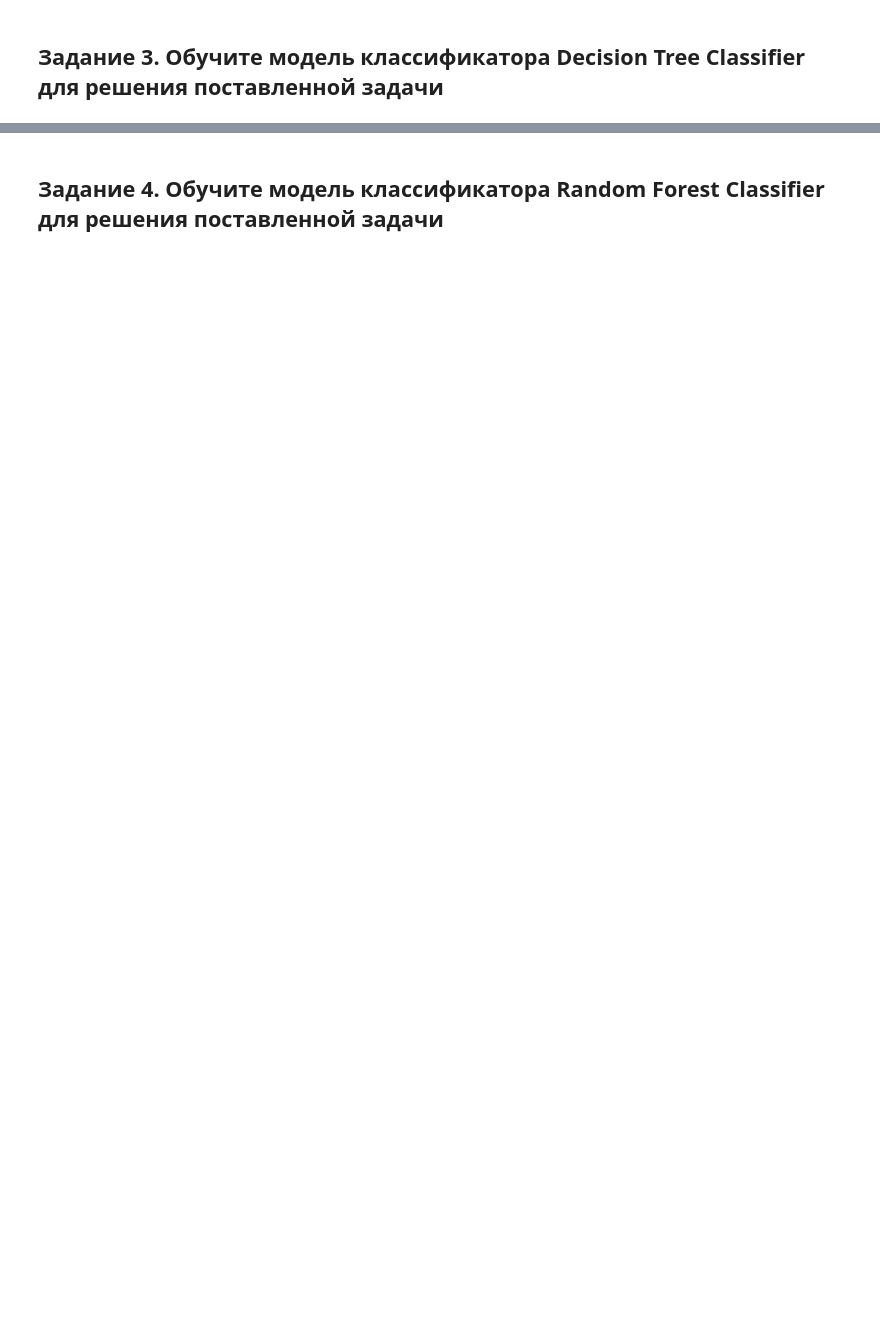
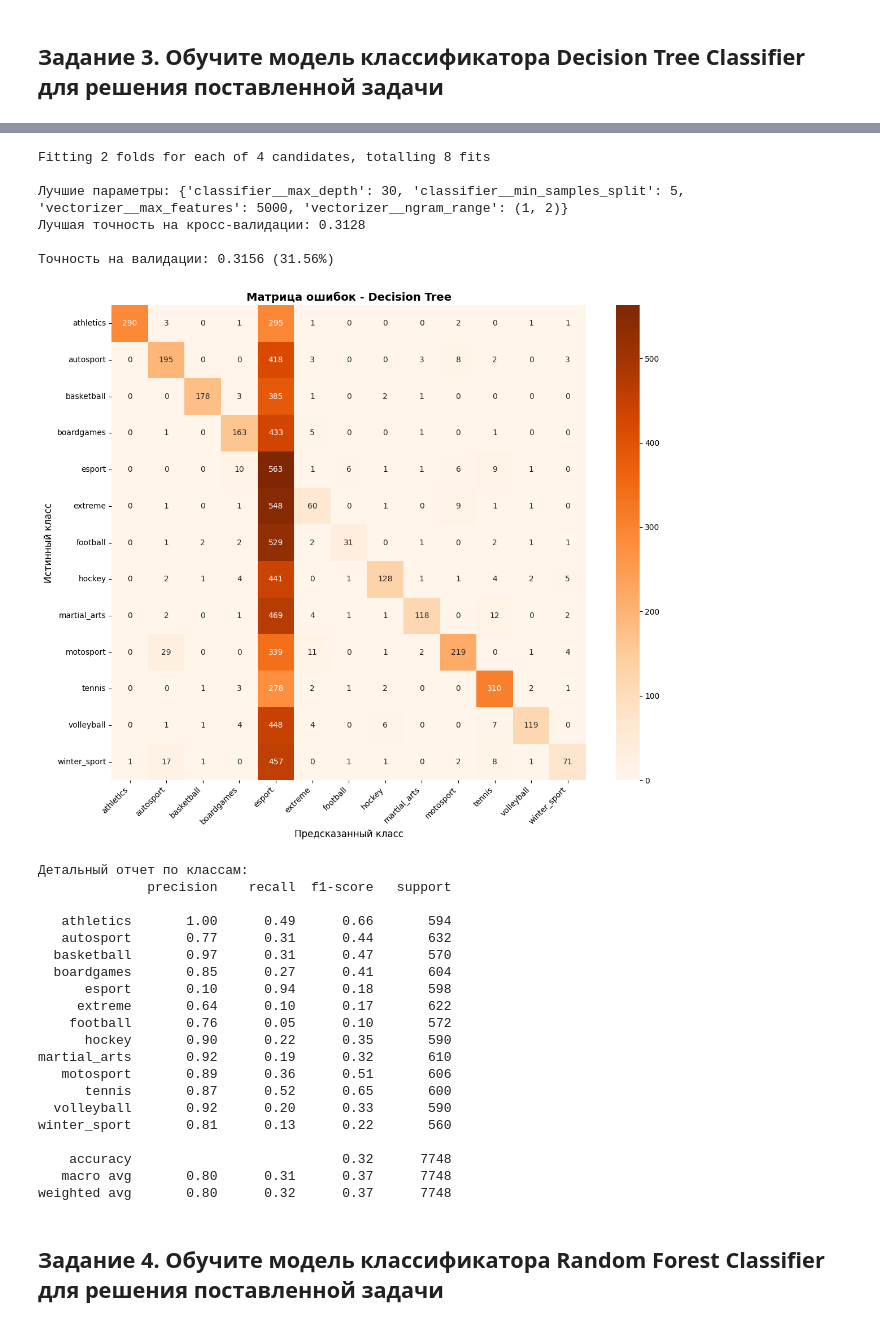
Before and after one commit to fruct49/ml_practice, a Jupyter notebook: 5. Классификация текстов. Метод Наивного Байеса. Метод опорных векторов/Практика/Практическая_работа_№7_Применение_методов_машинного_обучения_для_решения_задачи_классификации_текстов.ipynb, the cells around one changed output, grey strips where cells are left out. Drawn from its saved outputs; the diff is of its cells as text; code cells hidden in the pictures; blank space fills up the shorter version.

```diff
--- a/5. Классификация текстов. Метод Наивного Байеса. Метод опорных векторов/Практика/Практическая_работа_№7_Применение_методов_машинного_обучения_для_решения_задачи_классификации_текстов.ipynb
+++ b/5. Классификация текстов. Метод Наивного Байеса. Метод опорных векторов/Практика/Практическая_работа_№7_Применение_методов_машинного_обучения_для_решения_задачи_классификации_текстов.ipynb
@@ -288,2 +352,81 @@ print(classification_report(y_val, y_pred_nb, zero_division=0))
+# %%
+from sklearn.tree import DecisionTreeClassifier
+from sklearn.model_selection import GridSearchCV
+
+dt_pipeline = Pipeline([
+    ('vectorizer', TfidfVectorizer()),
+    ('classifier', DecisionTreeClassifier(random_state=42))
+])
+
+dt_params = {
+    'vectorizer__max_features': [5000],
+    'vectorizer__ngram_range': [(1, 2)],
+    'classifier__max_depth': [20, 30],
+    'classifier__min_samples_split': [5, 10]
+}
+
+dt_grid = GridSearchCV(
+    dt_pipeline,
+    dt_params,
+    cv=2,
+    scoring='accuracy',
+    verbose=1,
+    n_jobs=-1
+)
+
+# Обучение
+dt_grid.fit(X_train, y_train)
+
+print(f"\nЛучшие параметры: {dt_grid.best_params_}")
+print(f"Лучшая точность на кросс-валидации: {dt_grid.best_score_:.4f}")
+
+# Предсказание
+y_pred_dt = dt_grid.best_estimator_.predict(X_val)
+dt_accuracy = accuracy_score(y_val, y_pred_dt)
+print(f"\nТочность на валидации: {dt_accuracy:.4f} ({dt_accuracy*100:.2f}%)")
+
+# Матрица ошибок
+cm_dt = confusion_matrix(y_val, y_pred_dt)
+plt.figure(figsize=(12, 10))
+sns.heatmap(cm_dt, annot=True, fmt='d', cmap='Oranges',
+            xticklabels=sorted(y_val.unique()),
+            yticklabels=sorted(y_val.unique()))
+plt.title('Матрица ошибок - Decision Tree', fontsize=14, fontweight='bold')
+plt.ylabel('Истинный класс', fontsize=12)
+plt.xlabel('Предсказанный класс', fontsize=12)
+plt.xticks(rotation=45, ha='right')
+plt.tight_layout()
+plt.show()
+
+print("\nДетальный отчет по классам:")
+print(classification_report(y_val, y_pred_dt, zero_division=0))
+# %% [output]
+Fitting 2 folds for each of 4 candidates, totalling 8 fits
+
+Лучшие параметры: {'classifier__max_depth': 30, 'classifier__min_samples_split': 5, 'vectorizer__max_features': 5000, 'vectorizer__ngram_range': (1, 2)}
+Лучшая точность на кросс-валидации: 0.3128
+
+Точность на валидации: 0.3156 (31.56%)
+[figure, added]
+Детальный отчет по классам:
+              precision    recall  f1-score   support
+
+   athletics       1.00      0.49      0.66       594
+   autosport       0.77      0.31      0.44       632
+  basketball       0.97      0.31      0.47       570
+  boardgames       0.85      0.27      0.41       604
+      esport       0.10      0.94      0.18       598
+     extreme       0.64      0.10      0.17       622
+    football       0.76      0.05      0.10       572
+      hockey       0.90      0.22      0.35       590
+martial_arts       0.92      0.19      0.32       610
+   motosport       0.89      0.36      0.51       606
+      tennis       0.87      0.52      0.65       600
+  volleyball       0.92      0.20      0.33       590
+winter_sport       0.81      0.13      0.22       560
+
+    accuracy                           0.32      7748
+   macro avg       0.80      0.31      0.37      7748
+weighted avg       0.80      0.32      0.37      7748
 # %% [markdown]
 ## Задание 4. Обучите модель классификатора Random Forest Classifier для решения поставленной задачи
```
Also changed, not shown: parts of 28 cells of this notebook.
